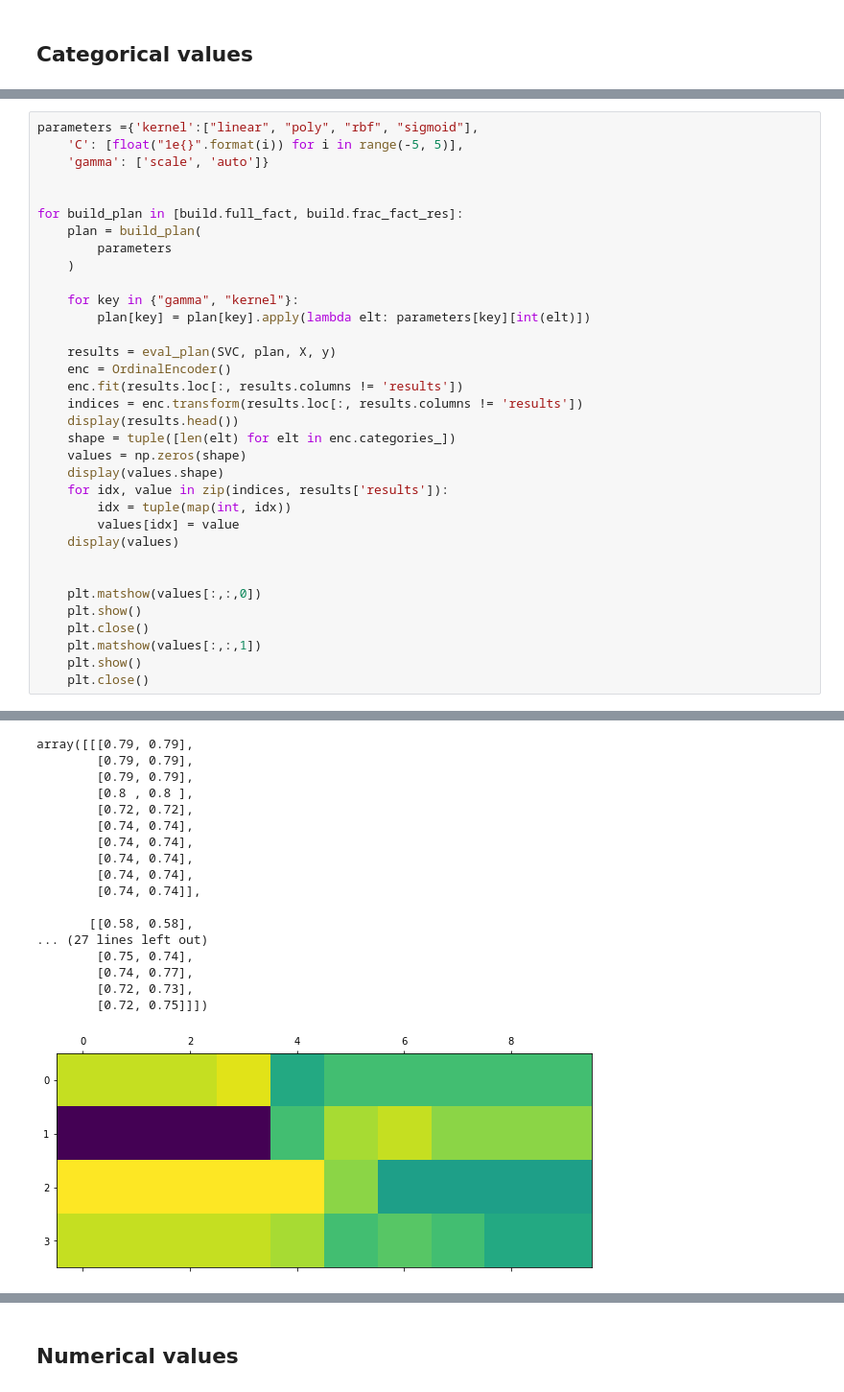
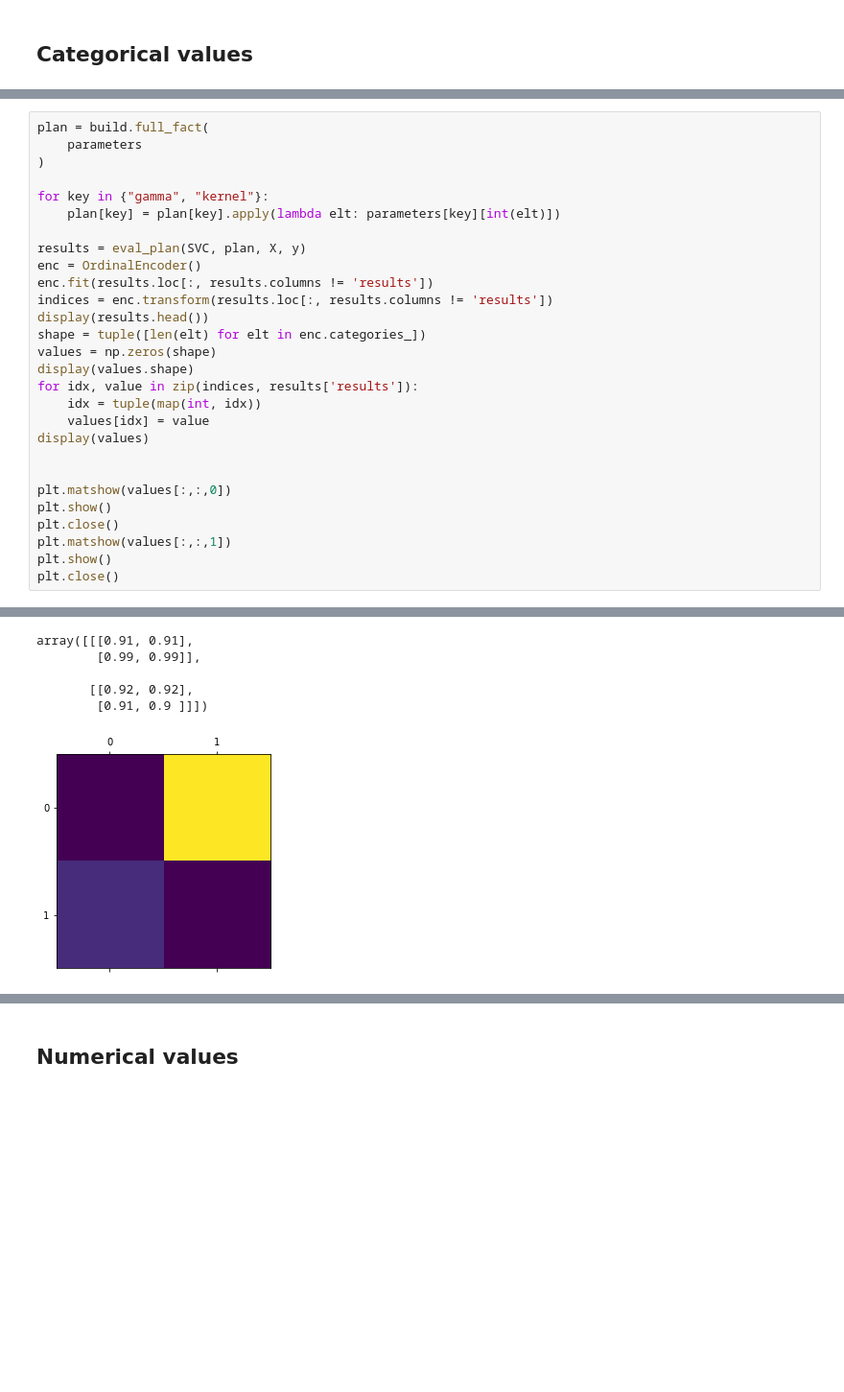
Before and after one commit to fd0r/design_of_experiment, a Jupyter notebook: python_notebook.ipynb, the cells around one changed output, grey strips where cells are left out. Shown: that part at 96% size. Drawn from its saved outputs; the diff is of its cells as text; blank space fills up the shorter version.

```diff
--- a/python_notebook.ipynb
+++ b/python_notebook.ipynb
@@ -44,36 +61,30 @@ def eval_plan(clf_class, plan, X, y, key="results", **kwargs):
 # %%
-parameters ={'kernel':["linear", "poly", "rbf", "sigmoid"],
-    'C': [float("1e{}".format(i)) for i in range(-5, 5)],
-    'gamma': ['scale', 'auto']}
+plan = build.full_fact(
+    parameters
+)
+
+for key in {"gamma", "kernel"}:
+    plan[key] = plan[key].apply(lambda elt: parameters[key][int(elt)])
+
+results = eval_plan(SVC, plan, X, y)
+enc = OrdinalEncoder()
+enc.fit(results.loc[:, results.columns != 'results'])
+indices = enc.transform(results.loc[:, results.columns != 'results'])
+display(results.head())
+shape = tuple([len(elt) for elt in enc.categories_])
+values = np.zeros(shape)
+display(values.shape)
+for idx, value in zip(indices, results['results']):
+    idx = tuple(map(int, idx))
+    values[idx] = value
+display(values)
 
 
-for build_plan in [build.full_fact, build.frac_fact_res]:
-    plan = build_plan(
-        parameters
-    )
-
-    for key in {"gamma", "kernel"}:
-        plan[key] = plan[key].apply(lambda elt: parameters[key][int(elt)])
-
-    results = eval_plan(SVC, plan, X, y)
-    enc = OrdinalEncoder()
-    enc.fit(results.loc[:, results.columns != 'results'])
-    indices = enc.transform(results.loc[:, results.columns != 'results'])
-    display(results.head())
-    shape = tuple([len(elt) for elt in enc.categories_])
-    values = np.zeros(shape)
-    display(values.shape)
-    for idx, value in zip(indices, results['results']):
-        idx = tuple(map(int, idx))
-        values[idx] = value
-    display(values)
-
-
-    plt.matshow(values[:,:,0])
-    plt.show()
-    plt.close()
-    plt.matshow(values[:,:,1])
-    plt.show()
-    plt.close()
+plt.matshow(values[:,:,0])
+plt.show()
+plt.close()
+plt.matshow(values[:,:,1])
+plt.show()
+plt.close()
 # %% [output]
 |  | kernel | C | gamma | results |
@@ -86,18 +97,6 @@ for build_plan in [build.full_fact, build.frac_fact_res]:
-array([[[0.79, 0.79],
-        [0.79, 0.79],
-        [0.79, 0.79],
-        [0.8 , 0.8 ],
-        [0.72, 0.72],
-        [0.74, 0.74],
-        [0.74, 0.74],
-        [0.74, 0.74],
-        [0.74, 0.74],
-        [0.74, 0.74]],
+array([[[0.91, 0.91],
+        [0.99, 0.99]],
 
-       [[0.58, 0.58],
-... (27 lines left out)
-        [0.75, 0.74],
-        [0.74, 0.77],
-        [0.72, 0.73],
-        [0.72, 0.75]]])
+       [[0.92, 0.92],
+        [0.91, 0.9 ]]])
-[figure, old version]
+[figure, new version]
```
Also changed, not shown: parts of 44 cells of this notebook, 1 other file.
